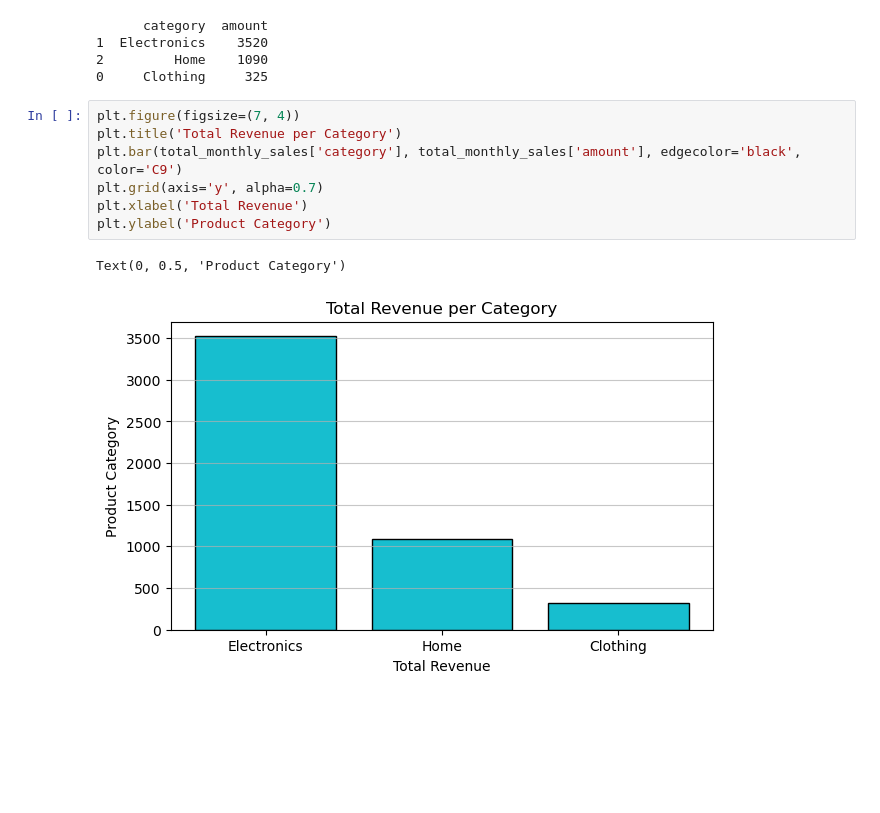
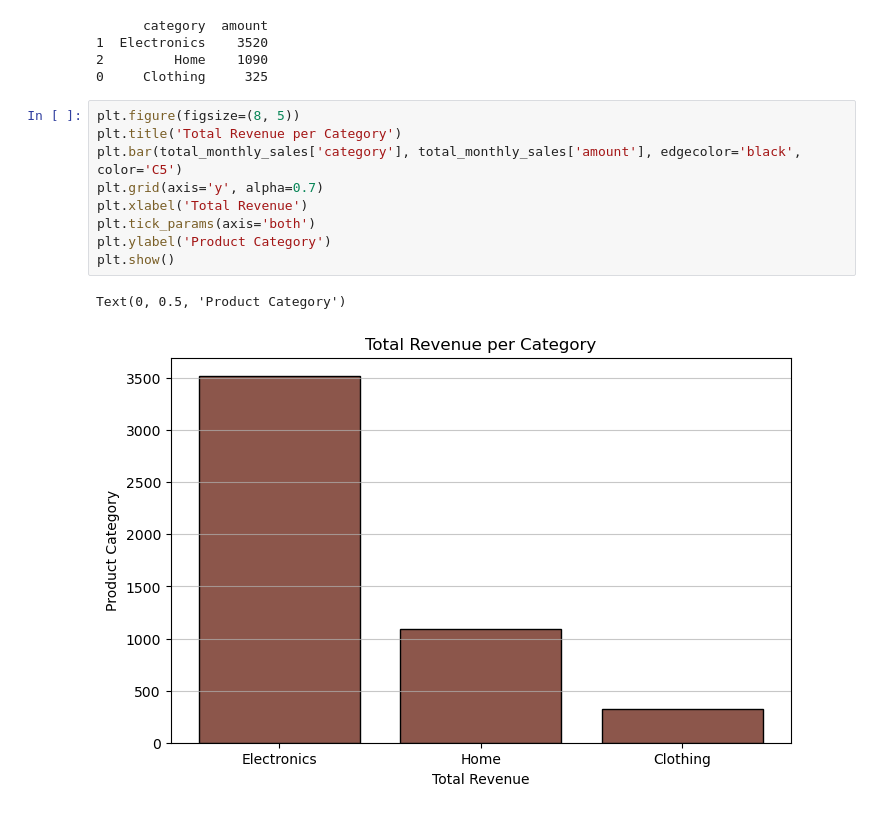
Before and after one commit to leiandrei/E-Commerce-Dataset, a Jupyter notebook: Practice #1 -Mock E-Commerce Dataset.ipynb, the cells around one changed output. Cells and saved outputs as stored; diff of their text form; blank space fills up the shorter version.

```diff
--- a/Practice #1 -Mock E-Commerce Dataset.ipynb
+++ b/Practice #1 -Mock E-Commerce Dataset.ipynb
@@ -385,12 +385,14 @@ print(total_monthly_sales)
 2         Home    1090
 0     Clothing     325
 # %%
-plt.figure(figsize=(7, 4))
+plt.figure(figsize=(8, 5))
 plt.title('Total Revenue per Category')
-plt.bar(total_monthly_sales['category'], total_monthly_sales['amount'], edgecolor='black', color='C9')
+plt.bar(total_monthly_sales['category'], total_monthly_sales['amount'], edgecolor='black', color='C5')
 plt.grid(axis='y', alpha=0.7)
 plt.xlabel('Total Revenue')
+plt.tick_params(axis='both')
 plt.ylabel('Product Category')
+plt.show()
 # %% [output]
 Text(0, 0.5, 'Product Category')
-[figure, old version]
+[figure, new version]
```
